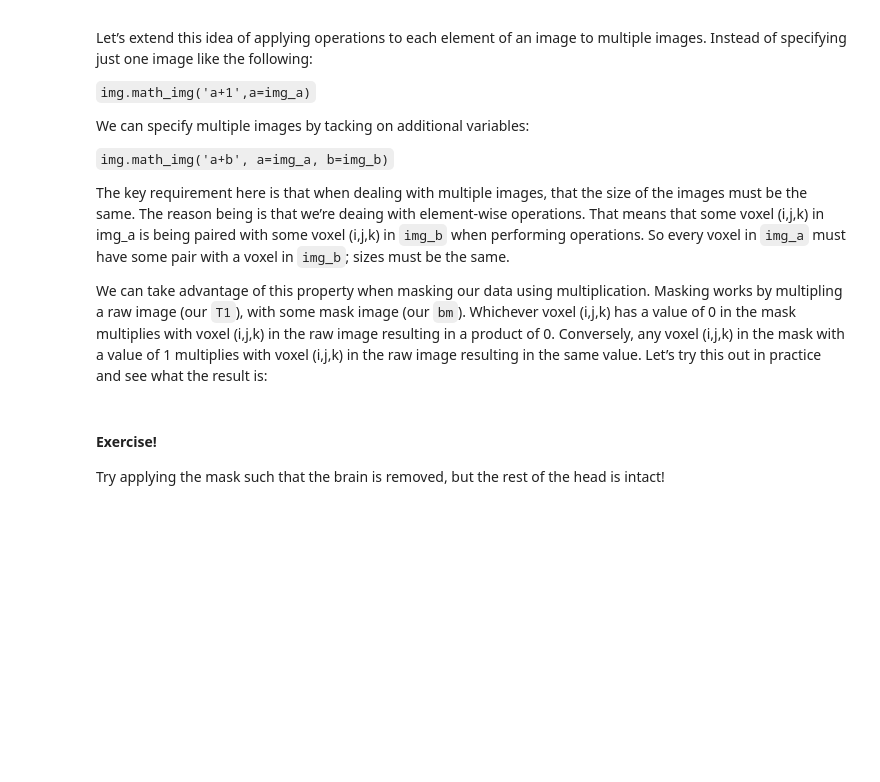
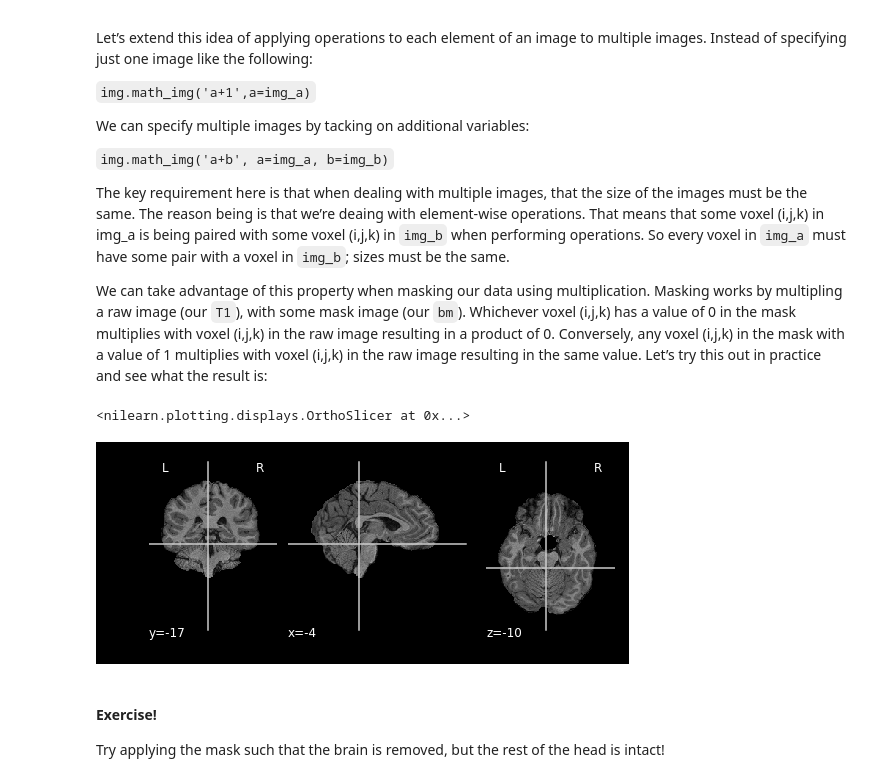
Before and after one commit to carpentries-incubator/SDC-BIDS-fMRI, a Jupyter notebook: bin/04-updated_image_manipulation.ipynb, the cells around one changed output. Cells and saved outputs as stored; diff of their text form; code cells hidden in the pictures; blank space fills up the shorter version.

```diff
--- a/bin/04-updated_image_manipulation.ipynb
+++ b/bin/04-updated_image_manipulation.ipynb
@@ -88,7 +101,10 @@ The key requirement here is that when dealing with multiple images, that the siz
 We can take advantage of this property when masking our data using multiplication. Masking works by multipling a raw image (our <code>T1</code>), with some mask image (our <code>bm</code>). Whichever voxel (i,j,k) has a value of 0 in the mask multiplies with voxel (i,j,k) in the raw image resulting in a product of 0. Conversely, any voxel (i,j,k) in the mask with a value of 1 multiplies with voxel (i,j,k) in the raw image resulting in the same value. Let’s try this out in practice and see what the result is:
 # %%
 masked_t1 = img.math_img('a*b', a=T1, b=bm)
-plot.plot_anat(masked_T1)
+plot.plot_anat(masked_t1)
+# %% [output]
+<nilearn.plotting.displays.OrthoSlicer at 0x...>
+[figure, added]
 # %% [markdown]
 #### Exercise!
 Try applying the mask such that the brain is removed, but the rest of the head is intact!
```
Also changed, not shown: parts of 7 cells of this notebook, 6 other files.
